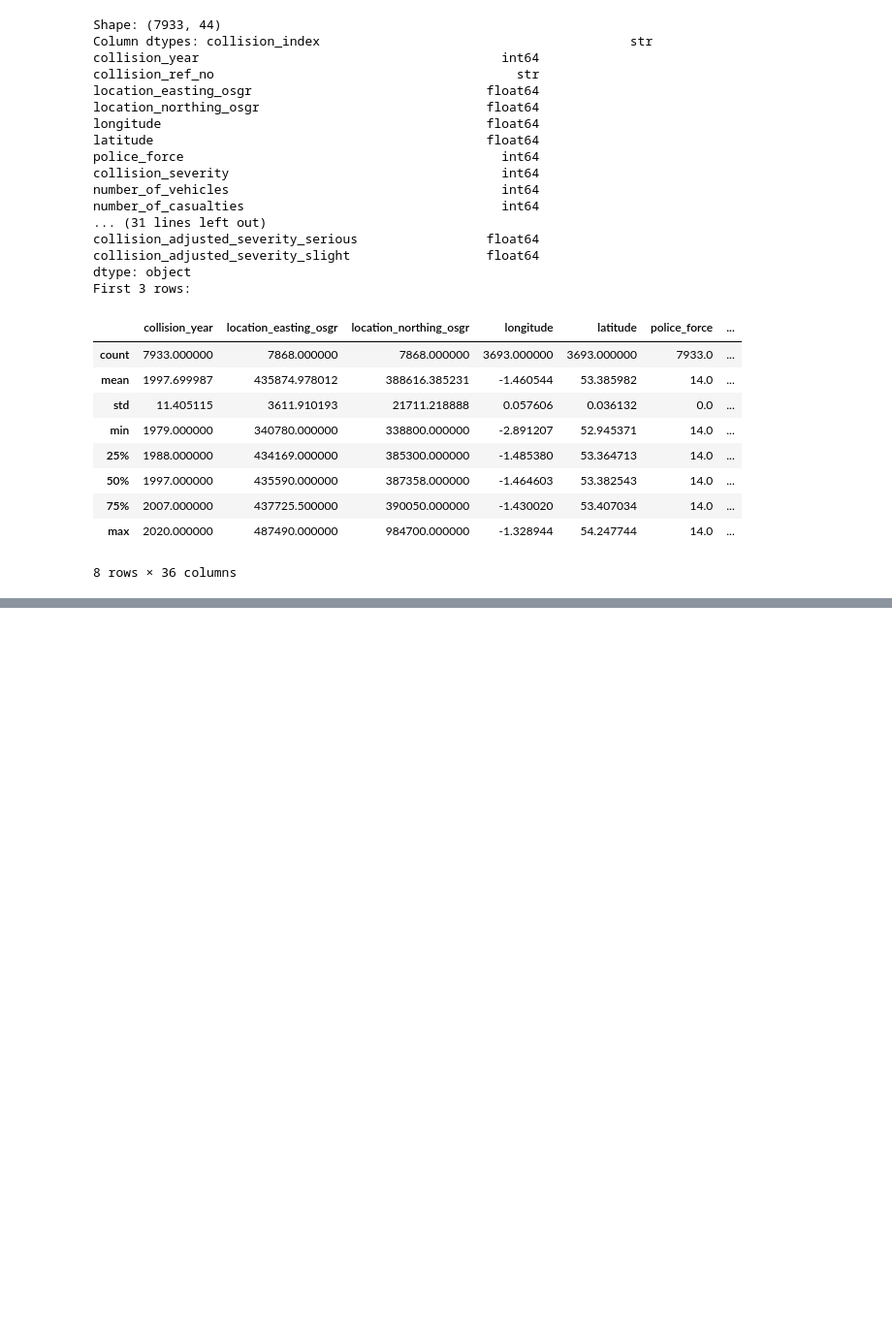
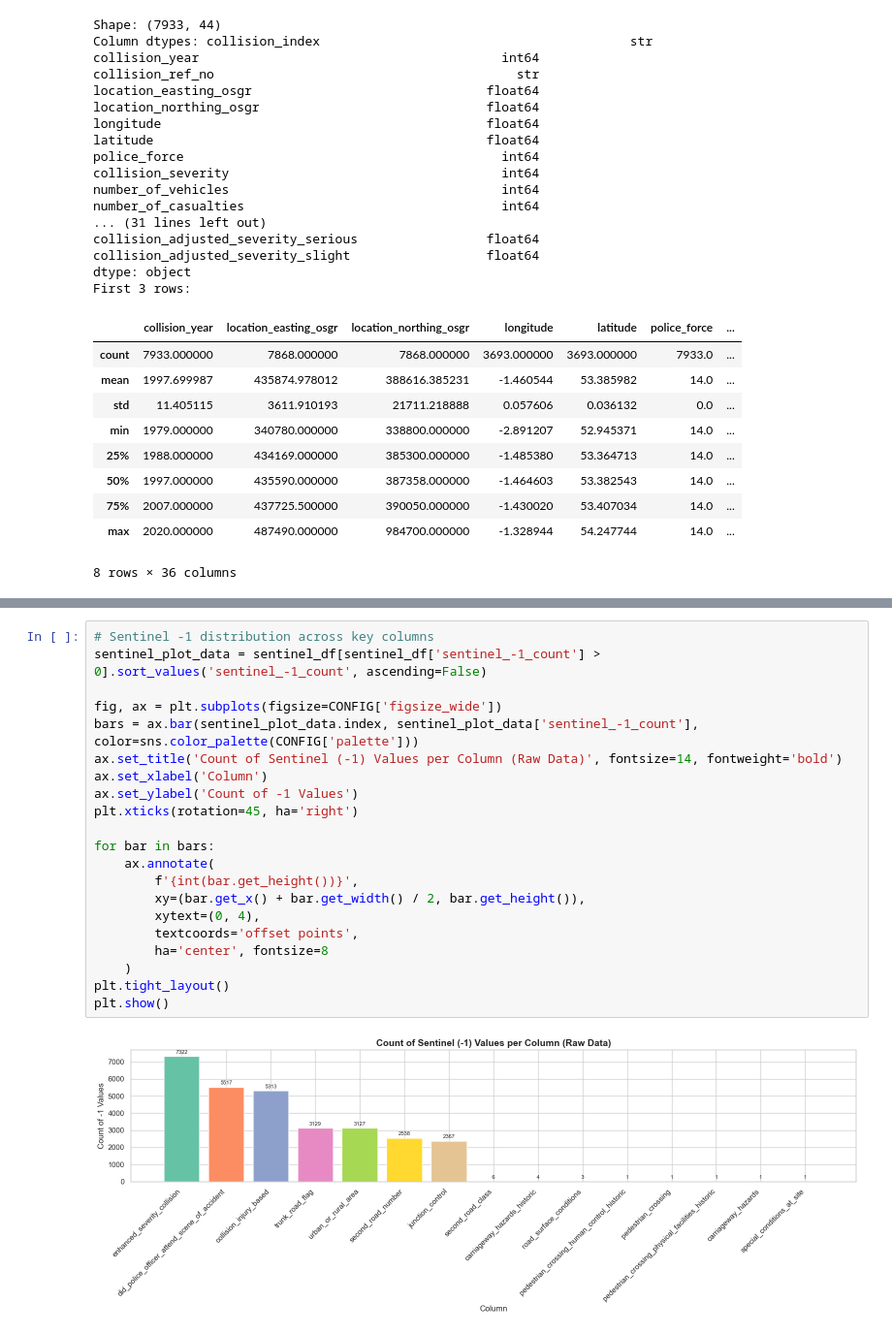
Before and after one commit to Zayeer-S/Sheffield-Road-Collision-Detection-Coursework, a Jupyter notebook: storage/notebooks/01_preprocessing.ipynb, the cells around one changed output, grey strips where cells are left out. Shown at 97% size. Saved outputs shown, nothing was run; the diff lists cells and outputs as text; blank space fills up the shorter version.

```diff
--- a/storage/notebooks/01_preprocessing.ipynb
+++ b/storage/notebooks/01_preprocessing.ipynb
@@ -203,0 +246,23 @@ plt.show()
+# %%
+# Sentinel -1 distribution across key columns
+sentinel_plot_data = sentinel_df[sentinel_df['sentinel_-1_count'] > 0].sort_values('sentinel_-1_count', ascending=False)
+
+fig, ax = plt.subplots(figsize=CONFIG['figsize_wide'])
+bars = ax.bar(sentinel_plot_data.index, sentinel_plot_data['sentinel_-1_count'], color=sns.color_palette(CONFIG['palette']))
+ax.set_title('Count of Sentinel (-1) Values per Column (Raw Data)', fontsize=14, fontweight='bold')
+ax.set_xlabel('Column')
+ax.set_ylabel('Count of -1 Values')
+plt.xticks(rotation=45, ha='right')
+
+for bar in bars:
+    ax.annotate(
+        f'{int(bar.get_height())}',
+        xy=(bar.get_x() + bar.get_width() / 2, bar.get_height()),
+        xytext=(0, 4),
+        textcoords='offset points',
+        ha='center', fontsize=8
+    )
+plt.tight_layout()
+plt.show()
+# %% [output]
+[figure, added]
```
Also changed, not shown: parts of 36 cells of this notebook.
